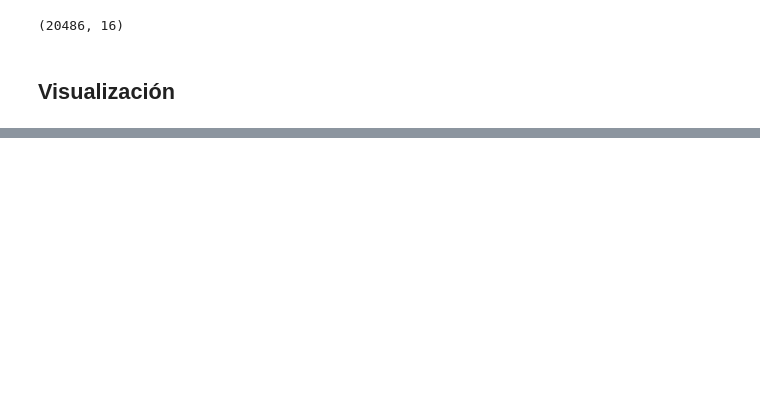
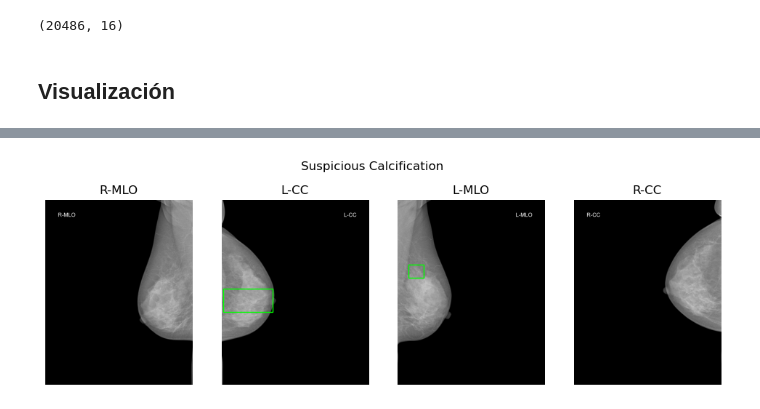
Before and after one commit to jefftorres/med-img, a Jupyter notebook: basics.ipynb, the cells around one changed output, grey strips where cells are left out. Saved outputs shown, nothing was run; the diff lists cells and outputs as text; code cells hidden in the pictures; blank space fills up the shorter version.

```diff
--- a/basics.ipynb
+++ b/basics.ipynb
@@ -94,0 +125,4 @@ dcm_show_sample(2, 'Bi-rads 5')
+# %%
+dcm_show_sample('Suspicious Calcification', 'Suspicious Calcification', True)
+# %% [output]
+[figure, added]
```
Also changed, not shown: parts of 17 cells of this notebook.
